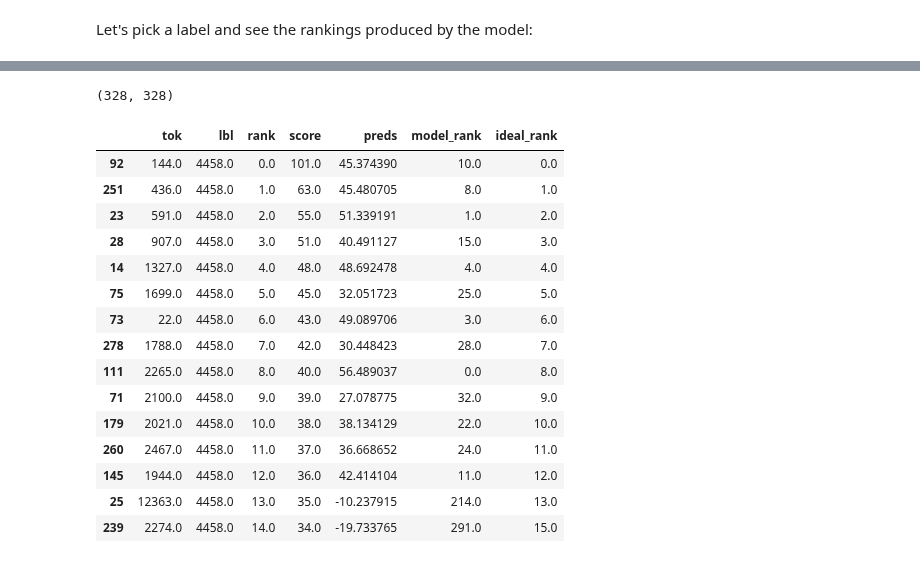
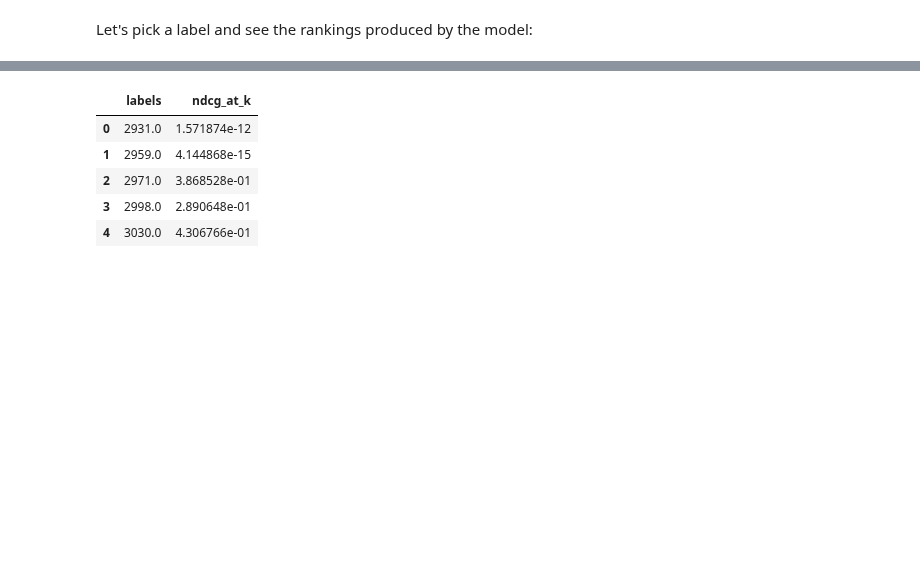
Before and after one commit to debjyotiSRoy/xcube, a Jupyter notebook: nbs/17_tutorial.train_l2r.ipynb, the cells around one changed output, grey strips where cells are left out. Saved outputs shown, nothing was run; the diff lists cells and outputs as text; code cells hidden in the pictures; blank space fills up the shorter version.

```diff
--- a/nbs/17_tutorial.train_l2r.ipynb
+++ b/nbs/17_tutorial.train_l2r.ipynb
@@ -976,23 +933,0 @@ _df.head(10)
-# %%
-len(_df), _df.tok.nunique()
-# %% [output]
-(328, 328)
-# %%
-_df.sort_values(by='score', ascending=False).head(15)
-# %% [output]
-|  | tok | lbl | rank | score | preds | model_rank | ideal_rank |
-| 92 | 144.0 | 4458.0 | 0.0 | 101.0 | 45.374390 | 10.0 | 0.0 |
-| 251 | 436.0 | 4458.0 | 1.0 | 63.0 | 45.480705 | 8.0 | 1.0 |
-| 23 | 591.0 | 4458.0 | 2.0 | 55.0 | 51.339191 | 1.0 | 2.0 |
-| 28 | 907.0 | 4458.0 | 3.0 | 51.0 | 40.491127 | 15.0 | 3.0 |
-| 14 | 1327.0 | 4458.0 | 4.0 | 48.0 | 48.692478 | 4.0 | 4.0 |
-| 75 | 1699.0 | 4458.0 | 5.0 | 45.0 | 32.051723 | 25.0 | 5.0 |
-| 73 | 22.0 | 4458.0 | 6.0 | 43.0 | 49.089706 | 3.0 | 6.0 |
-| 278 | 1788.0 | 4458.0 | 7.0 | 42.0 | 30.448423 | 28.0 | 7.0 |
-| 111 | 2265.0 | 4458.0 | 8.0 | 40.0 | 56.489037 | 0.0 | 8.0 |
-| 71 | 2100.0 | 4458.0 | 9.0 | 39.0 | 27.078775 | 32.0 | 9.0 |
-| 179 | 2021.0 | 4458.0 | 10.0 | 38.0 | 38.134129 | 22.0 | 10.0 |
-| 260 | 2467.0 | 4458.0 | 11.0 | 37.0 | 36.668652 | 24.0 | 11.0 |
-| 145 | 1944.0 | 4458.0 | 12.0 | 36.0 | 42.414104 | 11.0 | 12.0 |
-| 25 | 12363.0 | 4458.0 | 13.0 | 35.0 | -10.237915 | 214.0 | 13.0 |
-| 239 | 2274.0 | 4458.0 | 14.0 | 34.0 | -19.733765 | 291.0 | 15.0 |
@@ -998,0 +936,9 @@ _df.sort_values(by='score', ascending=False).head(15)
+# %%
+df_ndcg.head()
+# %% [output]
+|  | labels | ndcg_at_k |
+| 0 | 2931.0 | 1.571874e-12 |
+| 1 | 2959.0 | 4.144868e-15 |
+| 2 | 2971.0 | 3.868528e-01 |
+| 3 | 2998.0 | 2.890648e-01 |
+| 4 | 3030.0 | 4.306766e-01 |
```
Also changed, not shown: parts of 58 cells of this notebook, 3 other files.
